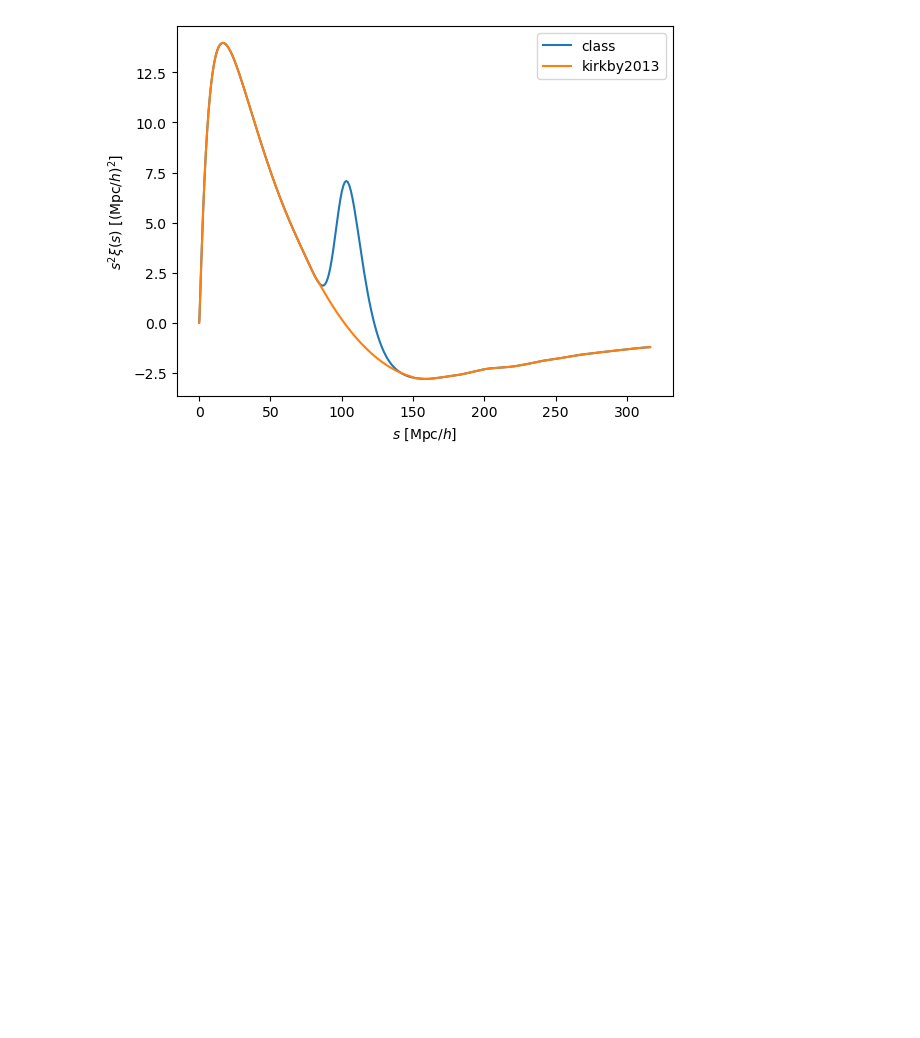
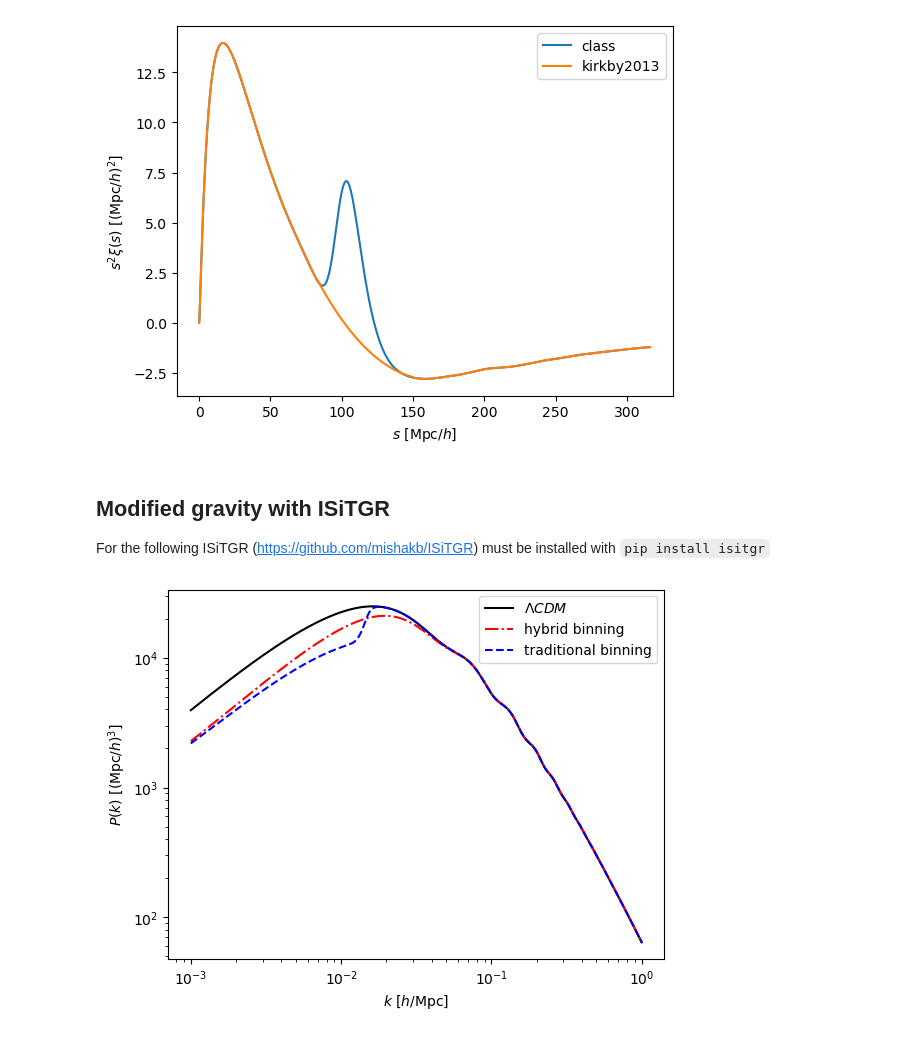
Before and after one commit to cosmodesi/cosmoprimo, a Jupyter notebook: nb/examples.ipynb, the cells around one changed output. Drawn from its saved outputs; the diff is of its cells as text; code cells hidden in the pictures; blank space fills up the shorter version.

Commit message:
wrapping isitgr

````diff
--- a/nb/examples.ipynb
+++ b/nb/examples.ipynb
@@ -287,3 +288,29 @@ plt.legend()
 plt.show()
 # %% [output]
 [figure]
+# %% [markdown]
+## Modified gravity with ISiTGR
+For the following ISiTGR (https://github.com/mishakb/ISiTGR) must be installed with ```pip install isitgr```
+# %%
+cosmo = Cosmology(engine='isitgr')
+cosmo_hybrid = cosmo.clone(parameterization='QD', binning='hybrid', z_div=1, z_TGR=2, z_tw=0.05,
+                           k_c=0.01, Q1=1.5, Q2=0.5, Q3=1.5, Q4=0.5, D1=1, D2=1, D3=1, D4=1)
+cosmo_trad = cosmo.clone(parameterization='QD', binning='traditional', z_div=1, z_TGR=2, z_tw=0.05,
+                         k_c=0.01, Q1=1.5, Q2=0.5, Q3=1.5, Q4=0.5, D1=1, D2=1, D3=1, D4=1, k_tw=0.001)
+
+z = 0.
+k = np.logspace(-3., 0., 1000)
+pk = cosmo.get_fourier().pk_interpolator().to_1d(z=z)
+pk_trad = cosmo_trad.get_fourier().pk_interpolator().to_1d(z=z)
+pk_hybrid = cosmo_hybrid.get_fourier().pk_interpolator().to_1d(z=z)
+
+
+plt.loglog(k, pk(k), color='k', label='$\Lambda CDM$')
+plt.loglog(k, pk_hybrid(k), color='r', linestyle='-.', label='hybrid binning')
+plt.loglog(k, pk_trad(k), color='b', linestyle='--',label='traditional binning')
+plt.legend()
+plt.xlabel(r'$k$ [$h/\mathrm{Mpc}$]')
+plt.ylabel(r'$P(k)$ [$(\mathrm{Mpc}/h)^{3}$]')
+plt.show()
+# %% [output]
+[figure, added]
````
Also changed, not shown: parts of 4 cells of this notebook, 5 other files.
